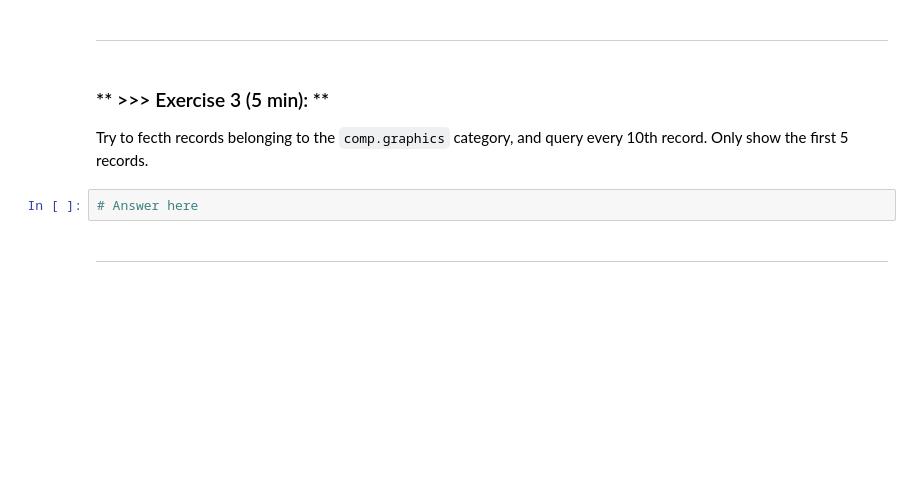
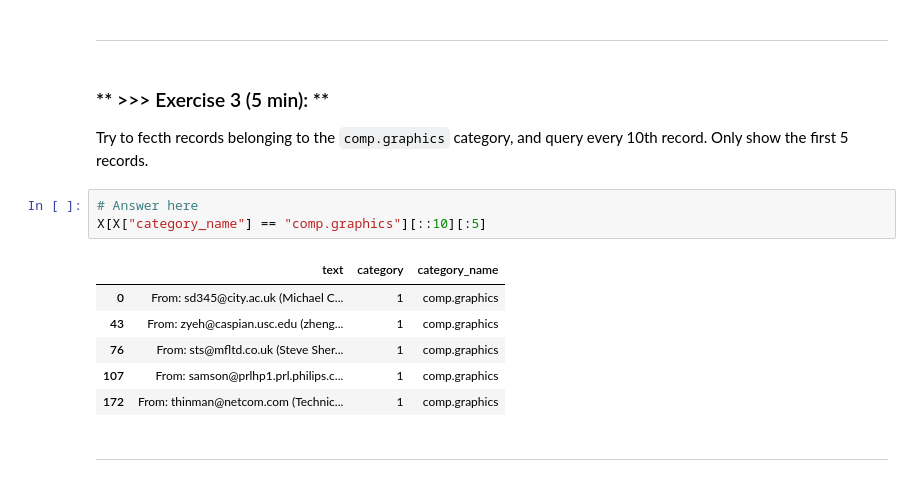
Before and after one commit to windyeh/DM2020-Lab1-Homework1, a Jupyter notebook: DM2020-Lab1-Homework.ipynb, the cells around one changed output. Cells and saved outputs as stored; diff of their text form; blank space fills up the shorter version.

````diff
--- a/DM2020-Lab1-Homework.ipynb
+++ b/DM2020-Lab1-Homework.ipynb
@@ -342,6 +384,14 @@ Experiment with other querying techniques using pandas dataframes. Refer to thei
 Try to fecth records belonging to the ```comp.graphics``` category, and query every 10th record. Only show the first 5 records.
 # %%
 # Answer here
+X[X["category_name"] == "comp.graphics"][::10][:5]
+# %% [output]
+|  | text | category | category_name |
+| 0 | From: sd345@city.ac.uk (Michael C... | 1 | comp.graphics |
+| 43 | From: zyeh@caspian.usc.edu (zheng... | 1 | comp.graphics |
+| 76 | From: sts@mfltd.co.uk (Steve Sher... | 1 | comp.graphics |
+| 107 | From: samson@prlhp1.prl.philips.c... | 1 | comp.graphics |
+| 172 | From: thinman@netcom.com (Technic... | 1 | comp.graphics |
 # %% [markdown]
 ---
 # %% [markdown]
````
Also changed, not shown: parts of 32 cells of this notebook.
